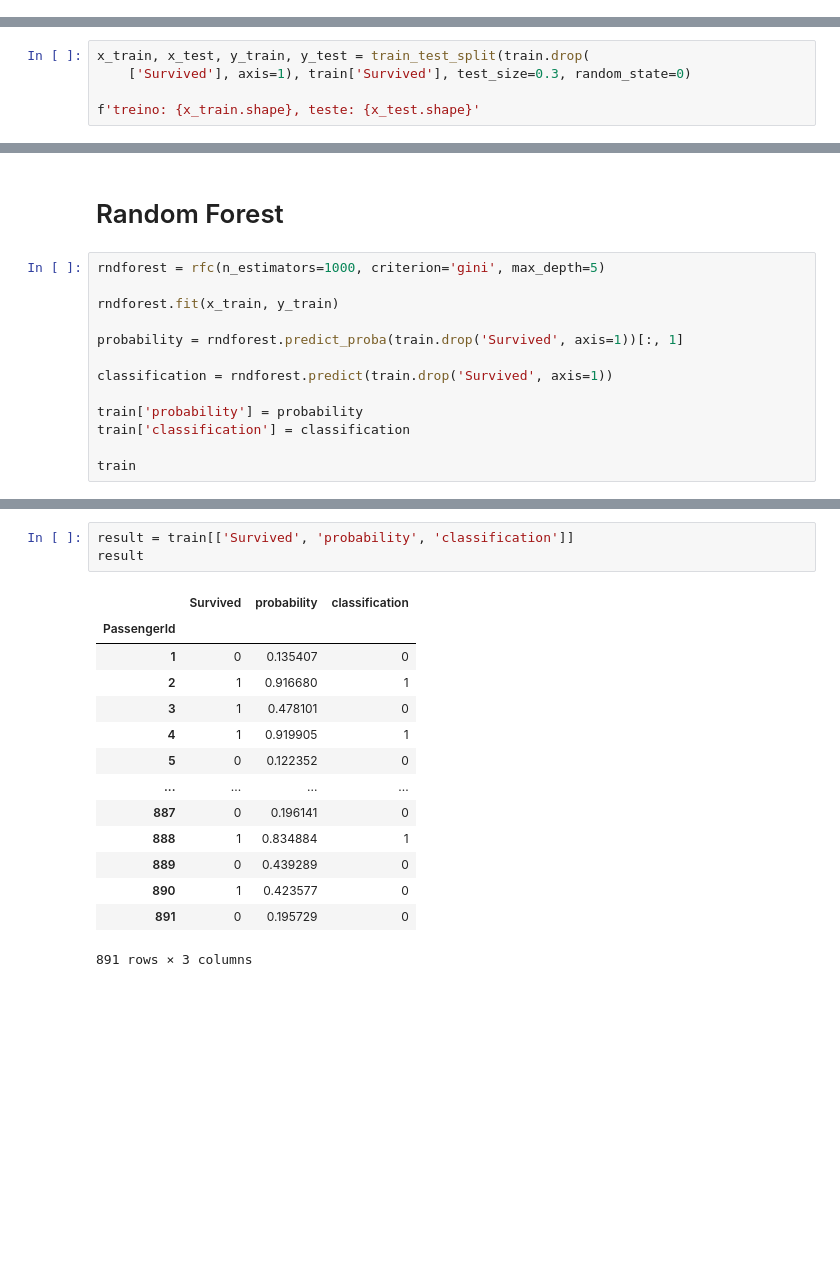
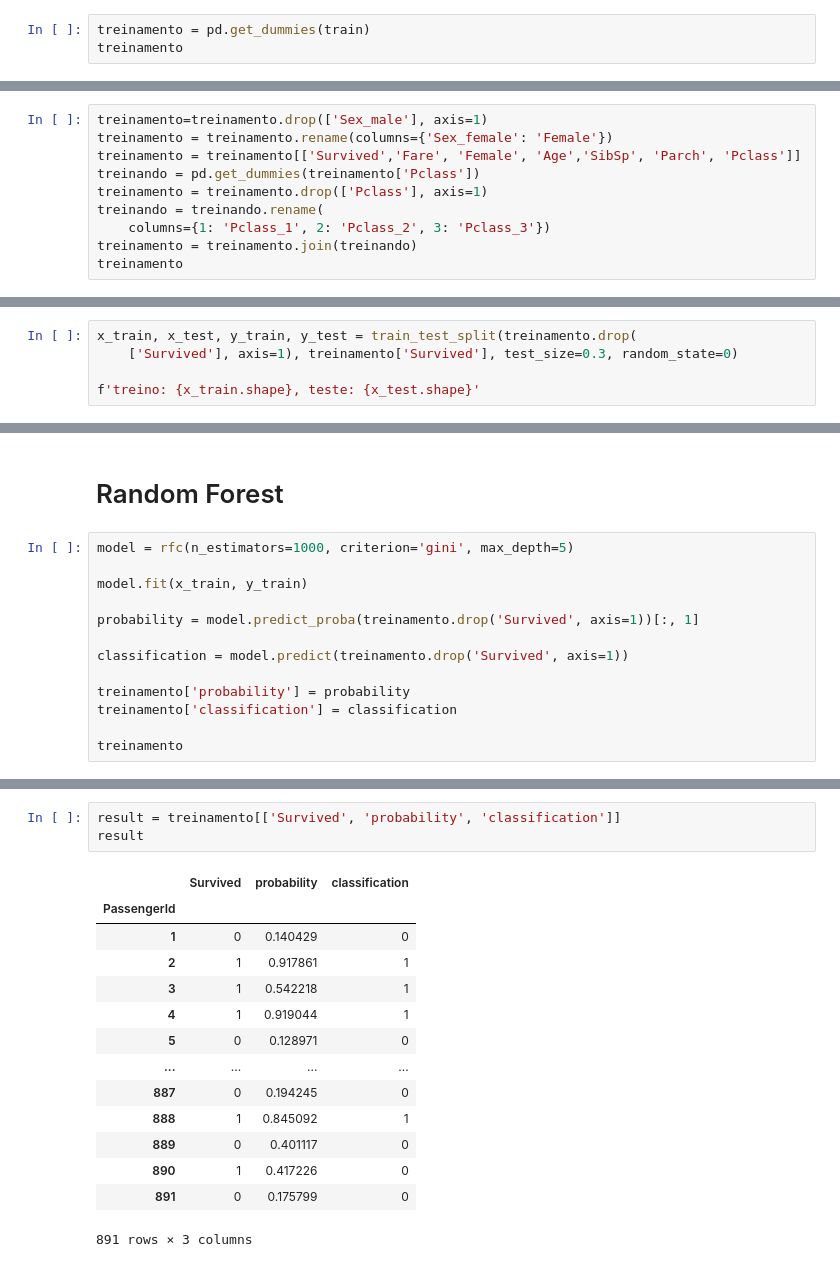
Before and after one commit to Limarceu/kaggle, a Jupyter notebook: titanic/ml_random_forest.ipynb, the cells around one changed output, grey strips where cells are left out. Saved outputs shown, nothing was run; the diff lists cells and outputs as text; blank space fills up the shorter version.

```diff
--- a/titanic/ml_random_forest.ipynb
+++ b/titanic/ml_random_forest.ipynb
@@ -87,0 +85,3 @@ train.head()
+# %%
+treinamento = pd.get_dummies(train)
+treinamento
@@ -87,0 +103,10 @@ train.head()
+# %%
+treinamento=treinamento.drop(['Sex_male'], axis=1)
+treinamento = treinamento.rename(columns={'Sex_female': 'Female'})
+treinamento = treinamento[['Survived','Fare', 'Female', 'Age','SibSp', 'Parch', 'Pclass']]
+treinando = pd.get_dummies(treinamento['Pclass'])
+treinamento = treinamento.drop(['Pclass'], axis=1)
+treinando = treinando.rename(
+    columns={1: 'Pclass_1', 2: 'Pclass_2', 3: 'Pclass_3'})
+treinamento = treinamento.join(treinando)
+treinamento
@@ -88,8 +128,8 @@ train.head()
 # %% [markdown]
 # Training
 # %%
-x_train, x_test, y_train, y_test = train_test_split(train.drop(
-    ['Survived'], axis=1), train['Survived'], test_size=0.3, random_state=0)
+x_train, x_test, y_train, y_test = train_test_split(treinamento.drop(
+    ['Survived'], axis=1), treinamento['Survived'], test_size=0.3, random_state=0)
 
 f'treino: {x_train.shape}, teste: {x_test.shape}'
 # %% [output]
@@ -97,16 +137,16 @@ f'treino: {x_train.shape}, teste: {x_test.shape}'
 # %% [markdown]
 # Random Forest
 # %%
-rndforest = rfc(n_estimators=1000, criterion='gini', max_depth=5)
+model = rfc(n_estimators=1000, criterion='gini', max_depth=5)
 
-rndforest.fit(x_train, y_train)
+model.fit(x_train, y_train)
 
-probability = rndforest.predict_proba(train.drop('Survived', axis=1))[:, 1]
+probability = model.predict_proba(treinamento.drop('Survived', axis=1))[:, 1]
 
-classification = rndforest.predict(train.drop('Survived', axis=1))
+classification = model.predict(treinamento.drop('Survived', axis=1))
 
-train['probability'] = probability
-train['classification'] = classification
+treinamento['probability'] = probability
+treinamento['classification'] = classification
 
-train
+treinamento
 # %% [output]
@@ -126,19 +166,19 @@ train
 891 rows × 11 columns
 # %%
-result = train[['Survived', 'probability', 'classification']]
+result = treinamento[['Survived', 'probability', 'classification']]
 result
 # %% [output]
 |  | Survived | probability | classification |
 | PassengerId |  |  |  |
-| 1 | 0 | 0.135407 | 0 |
-| 2 | 1 | 0.916680 | 1 |
-| 3 | 1 | 0.478101 | 0 |
-| 4 | 1 | 0.919905 | 1 |
-| 5 | 0 | 0.122352 | 0 |
+| 1 | 0 | 0.140429 | 0 |
+| 2 | 1 | 0.917861 | 1 |
+| 3 | 1 | 0.542218 | 1 |
+| 4 | 1 | 0.919044 | 1 |
+| 5 | 0 | 0.128971 | 0 |
 | ... | ... | ... | ... |
-| 887 | 0 | 0.196141 | 0 |
-| 888 | 1 | 0.834884 | 1 |
-| 889 | 0 | 0.439289 | 0 |
-| 890 | 1 | 0.423577 | 0 |
-| 891 | 0 | 0.195729 | 0 |
+| 887 | 0 | 0.194245 | 0 |
+| 888 | 1 | 0.845092 | 1 |
+| 889 | 0 | 0.401117 | 0 |
+| 890 | 1 | 0.417226 | 0 |
+| 891 | 0 | 0.175799 | 0 |
 891 rows × 3 columns
```
Also changed, not shown: parts of 11 cells of this notebook.
